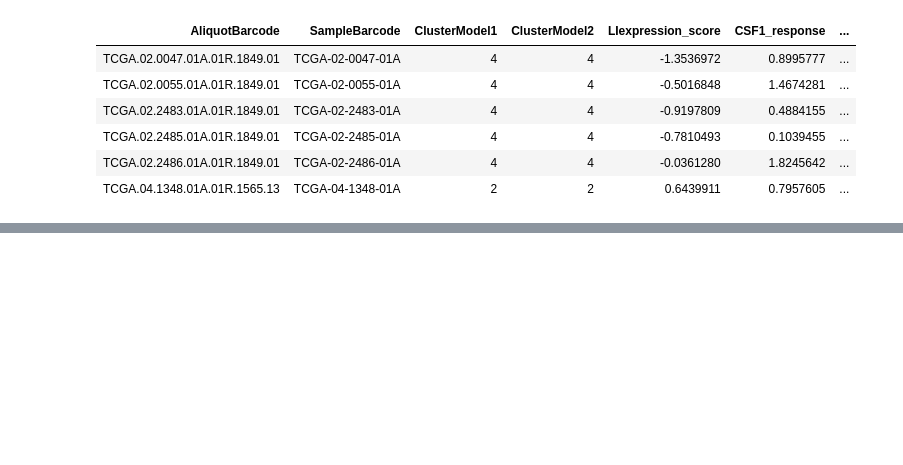
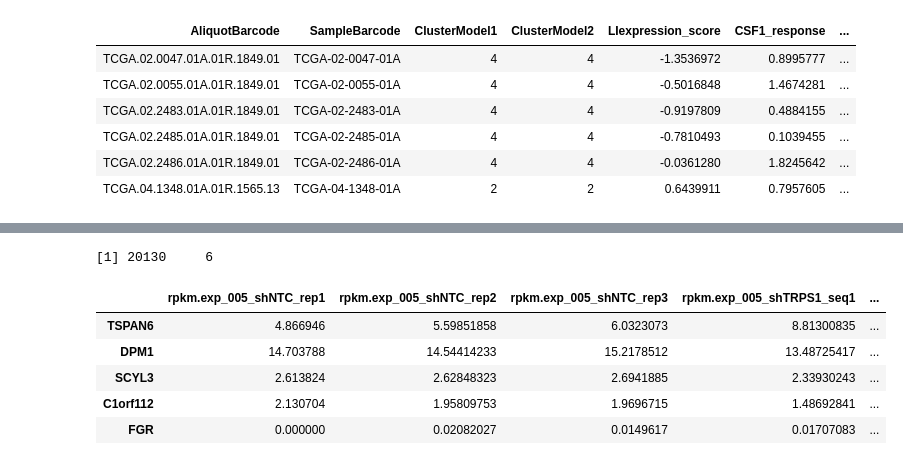
Before and after one commit to Gibbsdavidl/Immune-Subtype-Clustering, a Jupyter notebook: Notebooks/Call_immune_subtypes_on_new_data.ipynb, the cells around one changed output, grey strips where cells are left out. Drawn from its saved outputs; the diff is of its cells as text; code cells hidden in the pictures; blank space fills up the shorter version.

```diff
--- a/Notebooks/Call_immune_subtypes_on_new_data.ipynb
+++ b/Notebooks/Call_immune_subtypes_on_new_data.ipynb
@@ -276,0 +46,15 @@ head(results)
+# %%
+# bring in the new data #
+# found some RPKM RNA-seq data
+#
+load('../ExtraData/newDat.rda')
+dim(newDat)
+newDat[1:5,1:5]
+# %% [output]
+[1] 20130     6
+|  | rpkm.exp_005_shNTC_rep1 | rpkm.exp_005_shNTC_rep2 | rpkm.exp_005_shNTC_rep3 | rpkm.exp_005_shTRPS1_seq1 | ... |
+| TSPAN6 | 4.866946 | 5.59851858 | 6.0323073 | 8.81300835 | ... |
+| DPM1 | 14.703788 | 14.54414233 | 15.2178512 | 13.48725417 | ... |
+| SCYL3 | 2.613824 | 2.62848323 | 2.6941885 | 2.33930243 | ... |
+| C1orf112 | 2.130704 | 1.95809753 | 1.9696715 | 1.48692841 | ... |
+| FGR | 0.000000 | 0.02082027 | 0.0149617 | 0.01707083 | ... |
```
Also changed, not shown: parts of 54 cells of this notebook, 3 other files.
